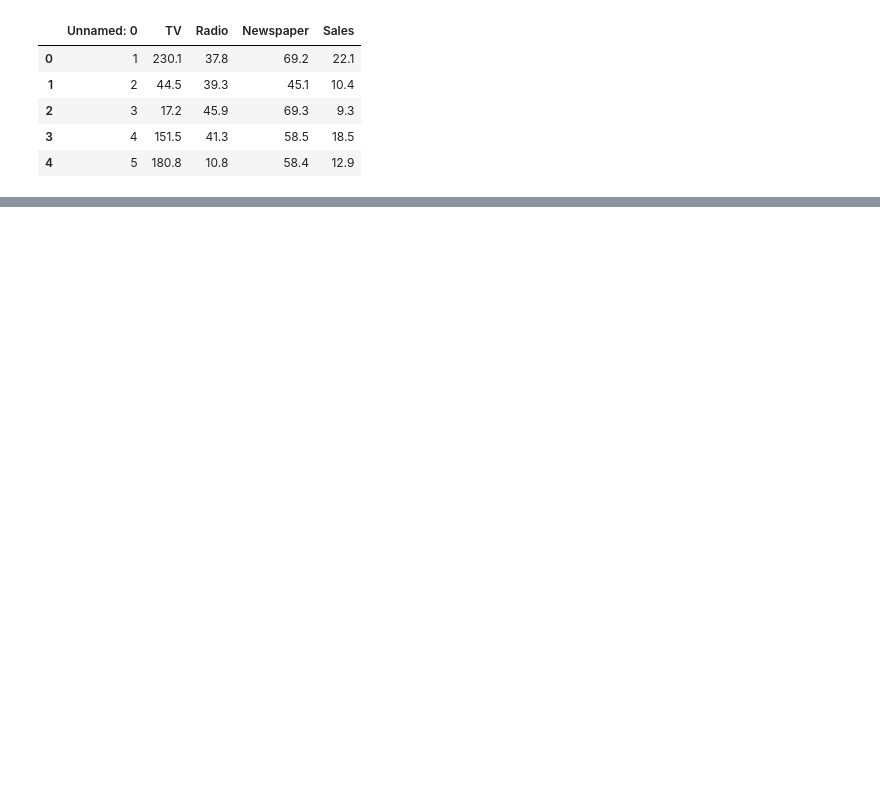
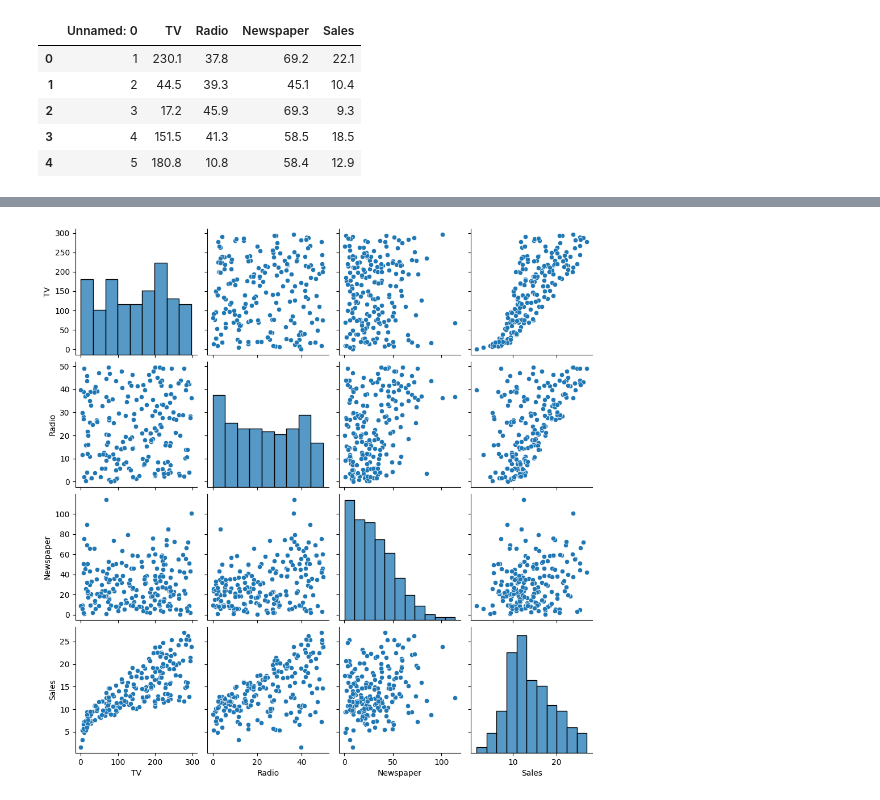
Before and after one commit to adnan14pata/sales-prediction, a Jupyter notebook: salesprediction.ipynb, the cells around one changed output, grey strips where cells are left out. Drawn from its saved outputs; the diff is of its cells as text; code cells hidden in the pictures; blank space fills up the shorter version.

```diff
--- a/salesprediction.ipynb
+++ b/salesprediction.ipynb
@@ -226,0 +135,6 @@ Results = pd.DataFrame(columns=["Model","Train R2","Test R2","Test RMSE", "Varia
+# %%
+import seaborn as sns
+sns.pairplot(data=df)
+plt.show()
+# %% [output]
+[figure, added]
```
Also changed, not shown: parts of 62 cells of this notebook.
